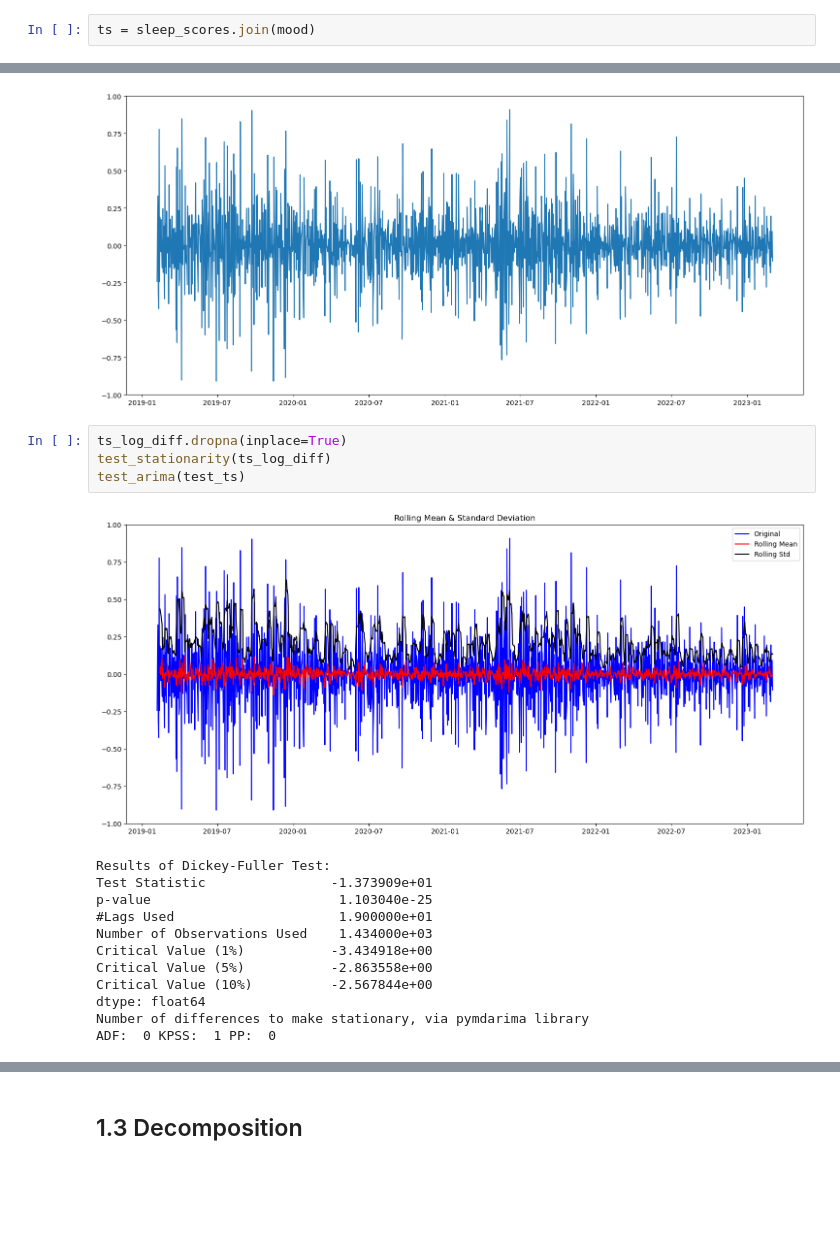
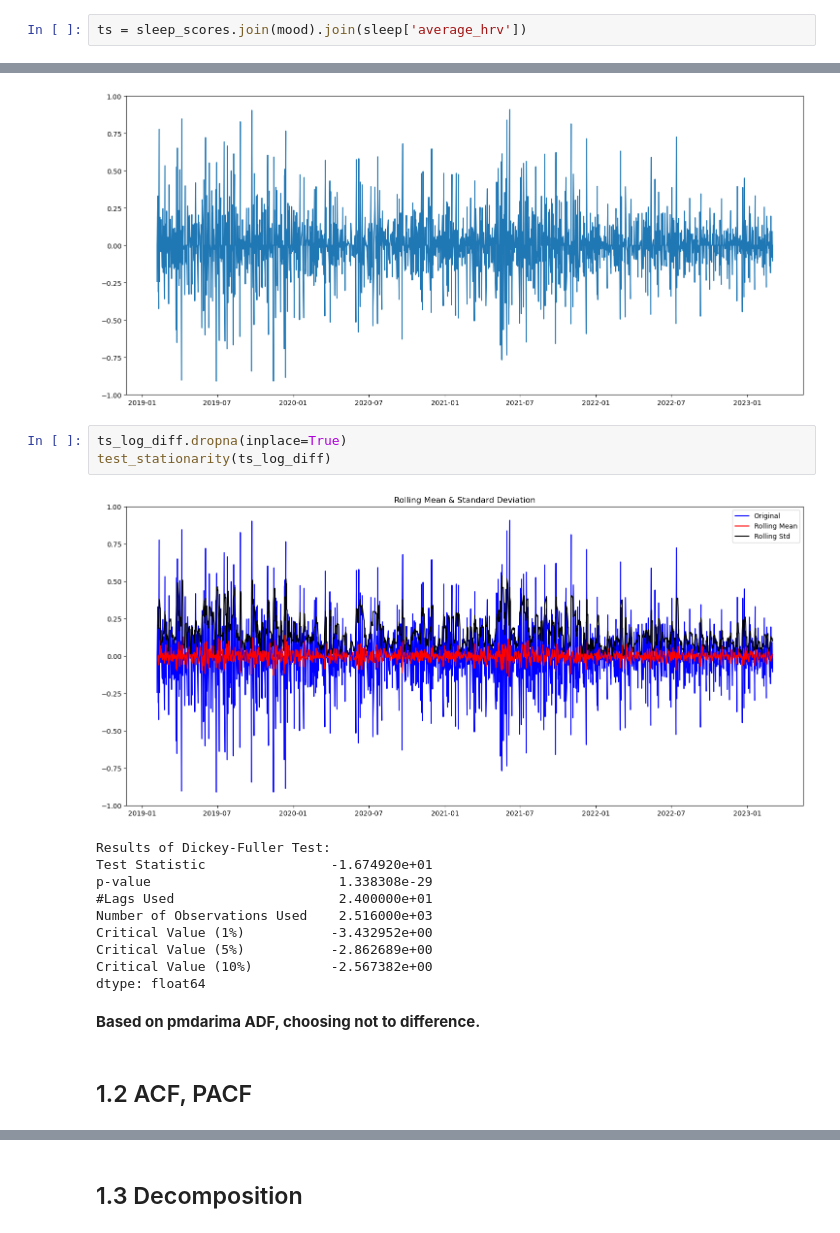
Before and after one commit to brozena/oura_mood_VAR, a Jupyter notebook: notebooks/project.ipynb, the cells around one changed output, grey strips where cells are left out. Drawn from its saved outputs; the diff is of its cells as text; blank space fills up the shorter version.

```diff
--- a/notebooks/project.ipynb
+++ b/notebooks/project.ipynb
@@ -39,4 +35,4 @@ elevated & 84 \\
 \bottomrule
 \end{tabular}
 # %%
-ts = sleep_scores.join(mood)
+ts = sleep_scores.join(mood).join(sleep['average_hrv'])
@@ -214,17 +192,18 @@ plt.plot(ts_log_diff)
 # %%
 ts_log_diff.dropna(inplace=True)
 test_stationarity(ts_log_diff)
-test_arima(test_ts)
 # %% [output]
-[figure, old version]
+[figure, new version]
 Results of Dickey-Fuller Test:
-Test Statistic                -1.373909e+01
-p-value                        1.103040e-25
-#Lags Used                     1.900000e+01
-Number of Observations Used    1.434000e+03
-Critical Value (1%)           -3.434918e+00
-Critical Value (5%)           -2.863558e+00
-Critical Value (10%)          -2.567844e+00
+Test Statistic                -1.674920e+01
+p-value                        1.338308e-29
+#Lags Used                     2.400000e+01
+Number of Observations Used    2.516000e+03
+Critical Value (1%)           -3.432952e+00
+Critical Value (5%)           -2.862689e+00
+Critical Value (10%)          -2.567382e+00
 dtype: float64
-Number of differences to make stationary, via pymdarima library
-ADF:  0 KPSS:  1 PP:  0
+# %% [markdown]
+**Based on pmdarima ADF, choosing not to difference.**
+# %% [markdown]
+## 1.2 ACF, PACF
```
Also changed, not shown: parts of 46 cells of this notebook.
